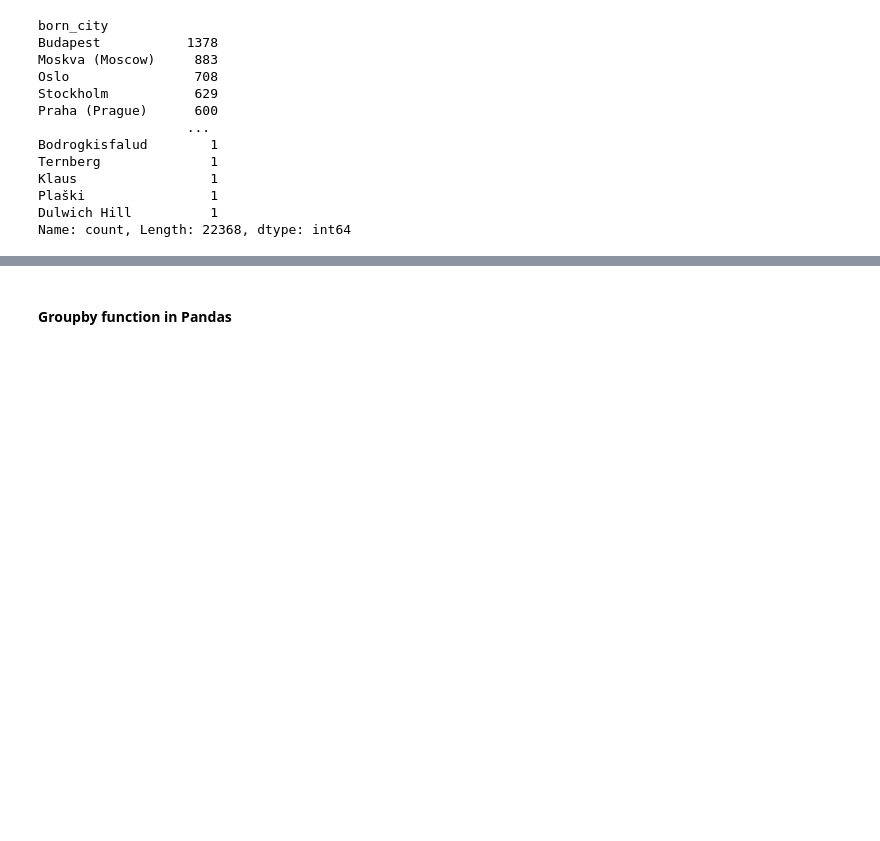
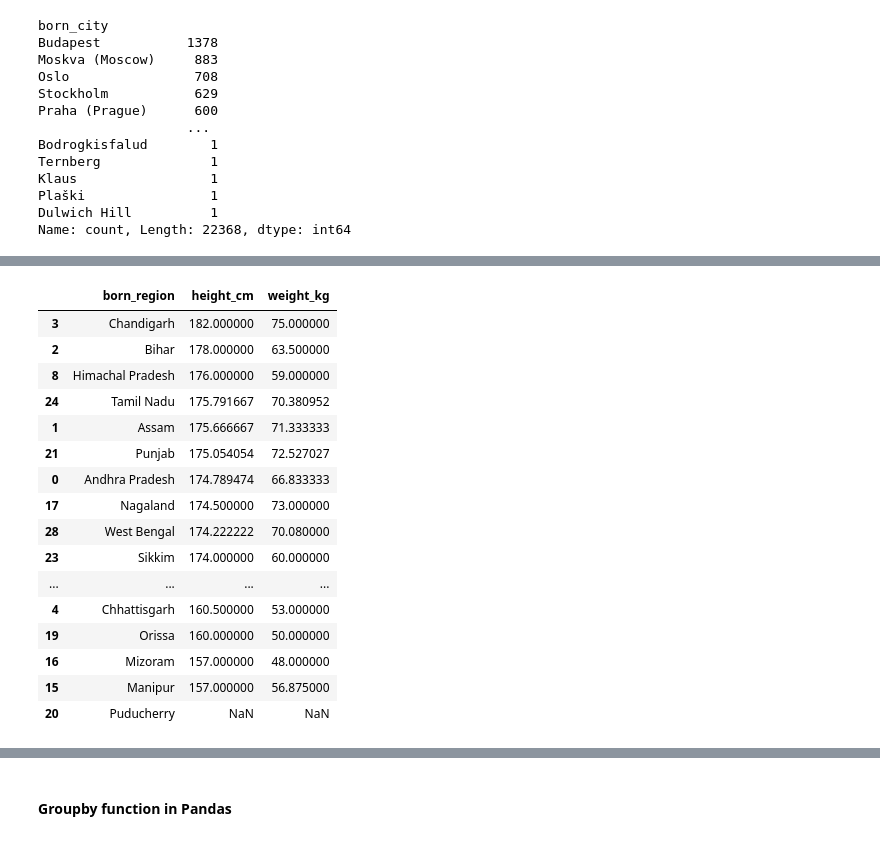
Before and after one commit to NithinBalasubramanian/complete-pandas-tutorial, a Jupyter notebook: tutorial.ipynb, the cells around one changed output, grey strips where cells are left out. Drawn from its saved outputs; the diff is of its cells as text; code cells hidden in the pictures; blank space fills up the shorter version.

Commit message:
generated data and downloaded, groupby, piviot

```diff
--- a/tutorial.ipynb
+++ b/tutorial.ipynb
@@ -923 +994,32 @@ Name: count, Length: 22368, dtype: int64
+# %%
+generated_data_groupby_country = bios.groupby("born_country").agg({"height_cm": "mean", "weight_kg": "mean"})
+# generated_data_groupby_country.to_excel("./data/generated_data/Olympic_ath_average_ht_by_country.xlsx")
+# generated_data_groupby_country.to_csv("./data/generated_data/Olympic_ath_average_ht_by_country.csv")
+# generated_data_groupby_country
+
+generated_data_groupby_country_and_state = bios.groupby(["born_country", "born_region"]).agg({"height_cm": "mean", "weight_kg": "mean"})
+# generated_data_groupby_country_and_state.to_csv("./data/generated_data/Olympic_ath_average_ht_by_country_state.csv")
+generated_data_groupby_country_and_state
+
+generated_data_groupby_india = bios[bios["born_country"] == "IND"].groupby("born_region").agg({"height_cm": "mean", "weight_kg": "mean"})
+generated_data_groupby_india.reset_index().sort_values("height_cm", ascending=False)
+# generated_data_groupby_india.to_csv("./data/generated_data/generated_data_groupby_india.csv")
+# %% [output]
+|  | born_region | height_cm | weight_kg |
+| 3 | Chandigarh | 182.000000 | 75.000000 |
+| 2 | Bihar | 178.000000 | 63.500000 |
+| 8 | Himachal Pradesh | 176.000000 | 59.000000 |
+| 24 | Tamil Nadu | 175.791667 | 70.380952 |
+| 1 | Assam | 175.666667 | 71.333333 |
+| 21 | Punjab | 175.054054 | 72.527027 |
+| 0 | Andhra Pradesh | 174.789474 | 66.833333 |
+| 17 | Nagaland | 174.500000 | 73.000000 |
+| 28 | West Bengal | 174.222222 | 70.080000 |
+| 23 | Sikkim | 174.000000 | 60.000000 |
+| ... | ... | ... | ... |
+| 4 | Chhattisgarh | 160.500000 | 53.000000 |
+| 19 | Orissa | 160.000000 | 50.000000 |
+| 16 | Mizoram | 157.000000 | 48.000000 |
+| 15 | Manipur | 157.000000 | 56.875000 |
+| 20 | Puducherry | NaN | NaN |
 # %%
```
Also changed, not shown: parts of 6 cells of this notebook, 4 other files.
